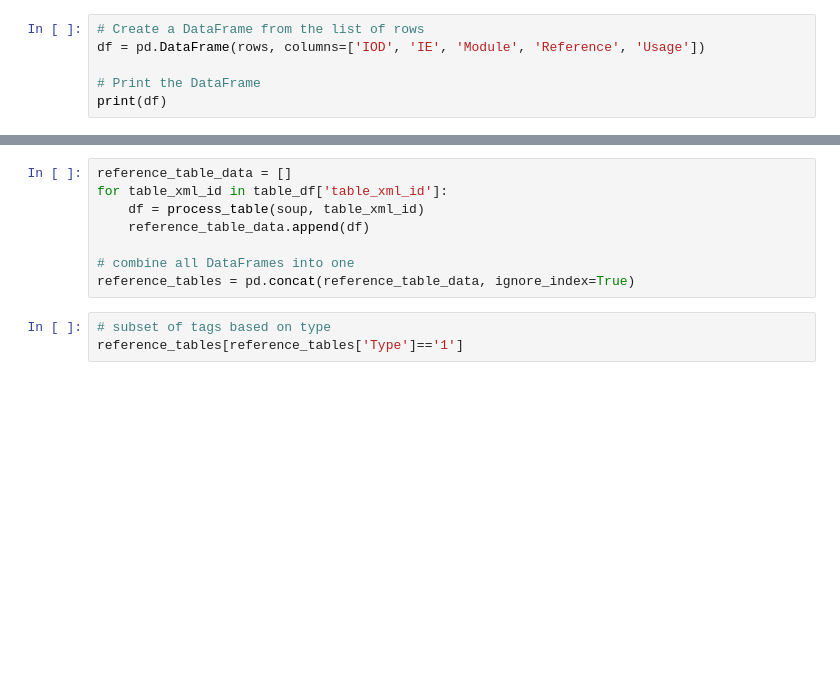
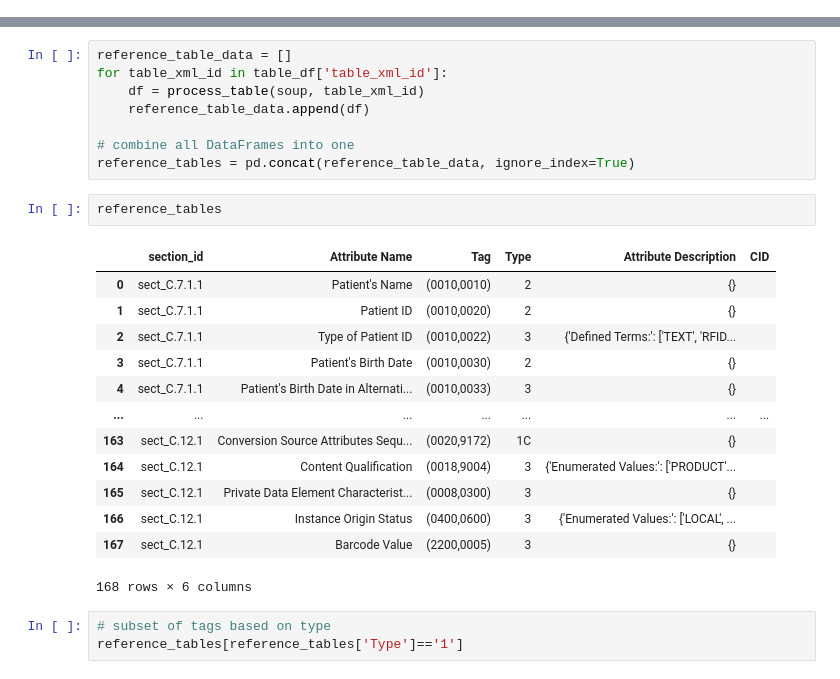
Before and after one commit to paulnagy/DICOM2OMOP, a Jupyter notebook: DICOM_P3_harvest_xml.ipynb, the cells around one changed output, grey strips where cells are left out. Saved outputs shown, nothing was run; the diff lists cells and outputs as text; blank space fills up the shorter version.

```diff
--- a/DICOM_P3_harvest_xml.ipynb
+++ b/DICOM_P3_harvest_xml.ipynb
@@ -176,6 +100,0 @@ for section_label in range(2, 91):
-# %%
-# Create a DataFrame from the list of rows
-df = pd.DataFrame(rows, columns=['IOD', 'IE', 'Module', 'Reference', 'Usage'])
-
-# Print the DataFrame
-print(df)
@@ -380,6 +425,22 @@ for table_xml_id in table_df['table_xml_id']:
 
 # combine all DataFrames into one
 reference_tables = pd.concat(reference_table_data, ignore_index=True)
+# %%
+reference_tables
+# %% [output]
+|  | section_id | Attribute Name | Tag | Type | Attribute Description | CID |
+| 0 | sect_C.7.1.1 | Patient's Name | (0010,0010) | 2 | {} |  |
+| 1 | sect_C.7.1.1 | Patient ID | (0010,0020) | 2 | {} |  |
+| 2 | sect_C.7.1.1 | Type of Patient ID | (0010,0022) | 3 | {'Defined Terms:': ['TEXT', 'RFID... |  |
+| 3 | sect_C.7.1.1 | Patient's Birth Date | (0010,0030) | 2 | {} |  |
+| 4 | sect_C.7.1.1 | Patient's Birth Date in Alternati... | (0010,0033) | 3 | {} |  |
+| ... | ... | ... | ... | ... | ... | ... |
+| 163 | sect_C.12.1 | Conversion Source Attributes Sequ... | (0020,9172) | 1C | {} |  |
+| 164 | sect_C.12.1 | Content Qualification | (0018,9004) | 3 | {'Enumerated Values:': ['PRODUCT'... |  |
+| 165 | sect_C.12.1 | Private Data Element Characterist... | (0008,0300) | 3 | {} |  |
+| 166 | sect_C.12.1 | Instance Origin Status | (0400,0600) | 3 | {'Enumerated Values:': ['LOCAL', ... |  |
+| 167 | sect_C.12.1 | Barcode Value | (2200,0005) | 3 | {} |  |
+168 rows × 6 columns
 # %%
 # subset of tags based on type
 reference_tables[reference_tables['Type']=='1']
```
Also changed, not shown: parts of 18 cells of this notebook.
